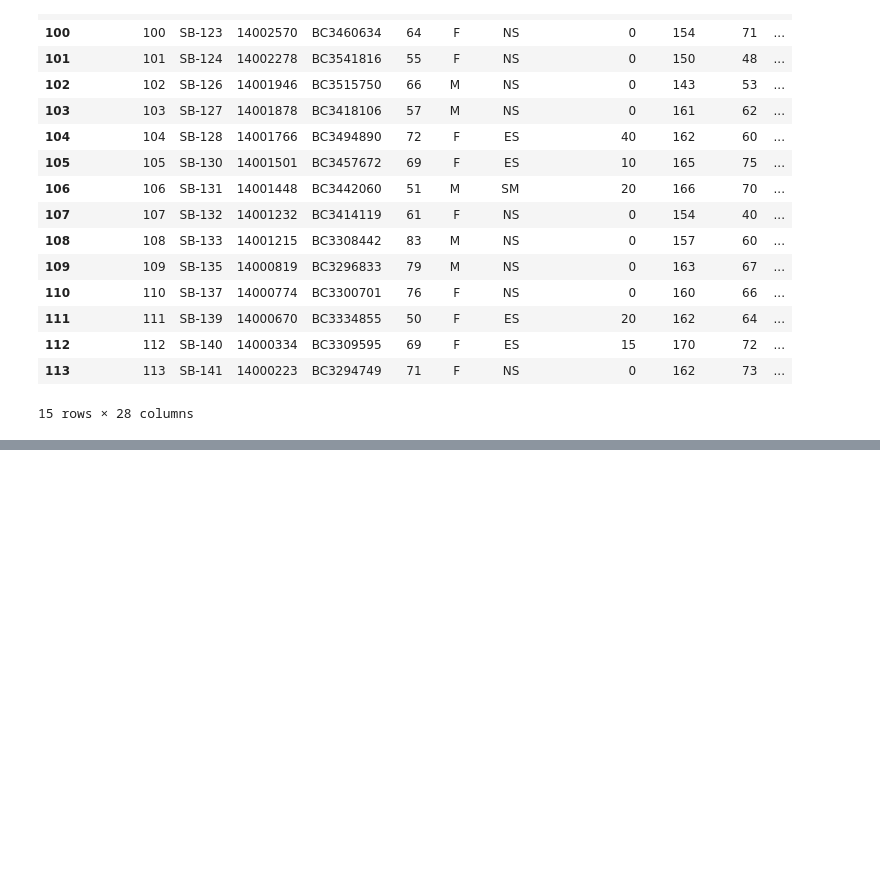
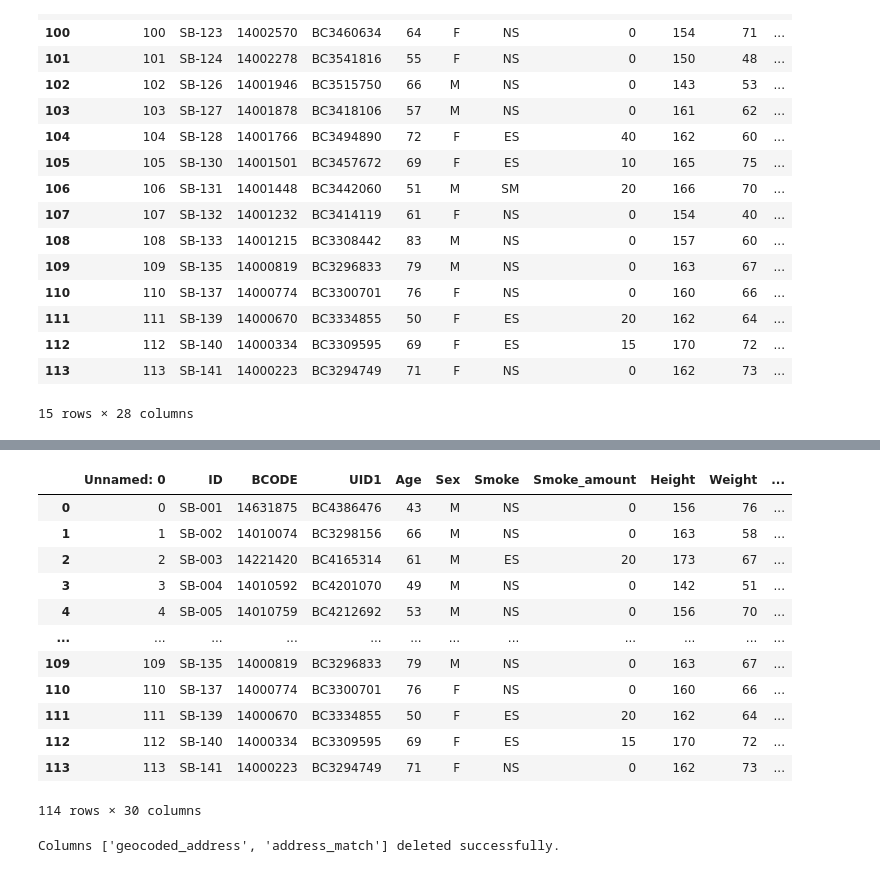
Before and after one commit to Keerthana2001-ops/Data-Science-project, a Jupyter notebook: Preprocessing.ipynb, the cells around one changed output, grey strips where cells are left out. Cells and saved outputs as stored; diff of their text form; code cells hidden in the pictures; blank space fills up the shorter version.

```diff
--- a/Preprocessing.ipynb
+++ b/Preprocessing.ipynb
@@ -1096,3 +1096,5 @@ files.download('/content/drive/My Drive/Patient data individual/2024-Data/CSV_Fi
 # %% [output]
 [interactive output not drawn]
 [interactive output not drawn]
+# %%
+data= pd.read_csv('/content/drive/My Drive/Patient data individual/2024-Data/CSV_Files/Final preprocessed data.csv')
@@ -1098,0 +1112,41 @@ files.download('/content/drive/My Drive/Patient data individual/2024-Data/CSV_Fi
+# %%
+data
+# %% [output]
+|  | Unnamed: 0 | ID | BCODE | UID1 | Age | Sex | Smoke | Smoke_amount | Height | Weight | ... |
+| 0 | 0 | SB-001 | 14631875 | BC4386476 | 43 | M | NS | 0 | 156 | 76 | ... |
+| 1 | 1 | SB-002 | 14010074 | BC3298156 | 66 | M | NS | 0 | 163 | 58 | ... |
+| 2 | 2 | SB-003 | 14221420 | BC4165314 | 61 | M | ES | 20 | 173 | 67 | ... |
+| 3 | 3 | SB-004 | 14010592 | BC4201070 | 49 | M | NS | 0 | 142 | 51 | ... |
+| 4 | 4 | SB-005 | 14010759 | BC4212692 | 53 | M | NS | 0 | 156 | 70 | ... |
+| ... | ... | ... | ... | ... | ... | ... | ... | ... | ... | ... | ... |
+| 109 | 109 | SB-135 | 14000819 | BC3296833 | 79 | M | NS | 0 | 163 | 67 | ... |
+| 110 | 110 | SB-137 | 14000774 | BC3300701 | 76 | F | NS | 0 | 160 | 66 | ... |
+| 111 | 111 | SB-139 | 14000670 | BC3334855 | 50 | F | ES | 20 | 162 | 64 | ... |
+| 112 | 112 | SB-140 | 14000334 | BC3309595 | 69 | F | ES | 15 | 170 | 72 | ... |
+| 113 | 113 | SB-141 | 14000223 | BC3294749 | 71 | F | NS | 0 | 162 | 73 | ... |
+114 rows × 30 columns
+# %%
+# prompt: write a code to delete geocoded adress and address match column
+
+import pandas as pd
+
+# Load your dataset
+data = pd.read_csv('/content/drive/My Drive/Patient data individual/2024-Data/CSV_Files/Final preprocessed data.csv')
+
+# Specify the columns to delete
+columns_to_delete = ['geocoded_address', 'address_match']
+
+# Check if the columns exist before attempting to delete them
+columns_to_delete = [col for col in columns_to_delete if col in data.columns]
+
+# Delete the specified columns
+if columns_to_delete:
+    data = data.drop(columns=columns_to_delete)
+    print(f"Columns {columns_to_delete} deleted successfully.")
+else:
+    print("Columns not found in the DataFrame.")
+
+# Save the modified DataFrame to a new CSV file
+data.to_csv('/content/drive/My Drive/Patient data individual/2024-Data/CSV_Files/Final preprocessed data', index=False)
+# %% [output]
+Columns ['geocoded_address', 'address_match'] deleted successfully.
```
Also changed, not shown: parts of 5 cells of this notebook.
